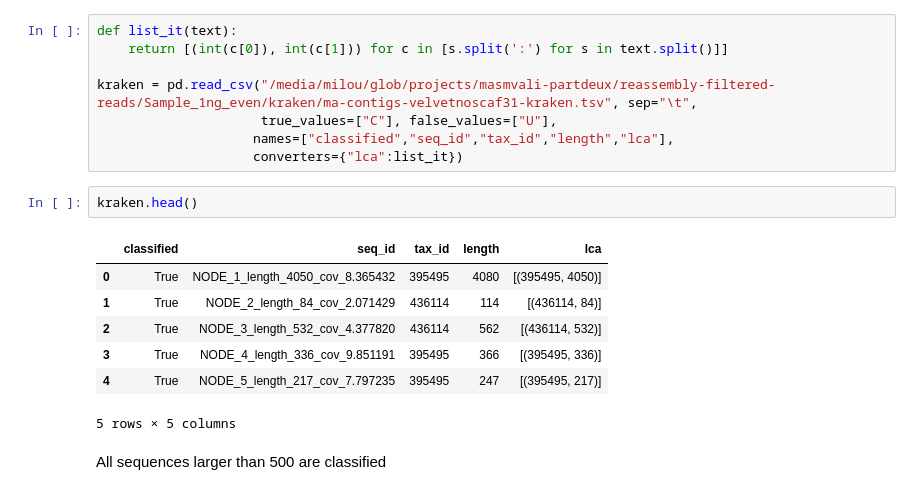
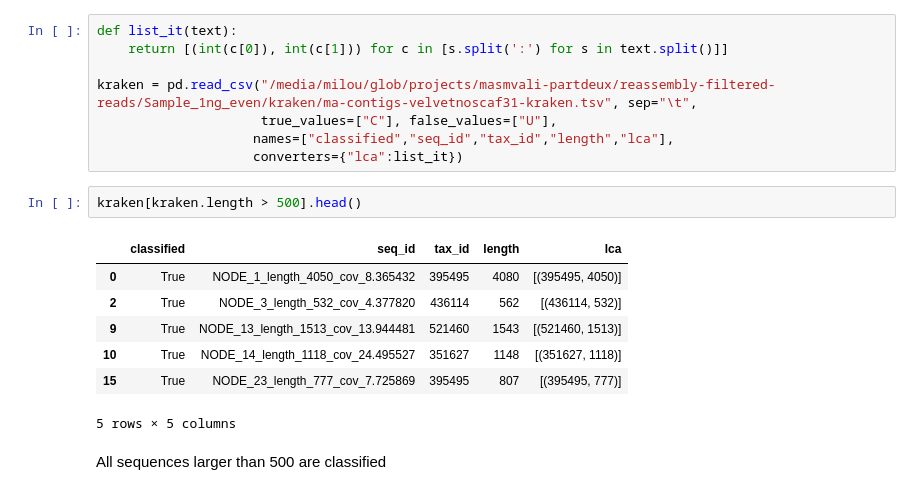
Before and after one commit to inodb/masmvali-publication, a Jupyter notebook: notebooks/kraken.ipynb, the cells around one changed output. Saved outputs shown, nothing was run; the diff lists cells and outputs as text.

```diff
--- a/notebooks/kraken.ipynb
+++ b/notebooks/kraken.ipynb
@@ -144,14 +146,14 @@ kraken = pd.read_csv("/media/milou/glob/projects/masmvali-partdeux/reassembly-fi
                     names=["classified","seq_id","tax_id","length","lca"],
                     converters={"lca":list_it})
 # %%
-kraken.head()
+kraken[kraken.length > 500].head()
 # %% [output]
 |  | classified | seq_id | tax_id | length | lca |
 | 0 | True | NODE_1_length_4050_cov_8.365432 | 395495 | 4080 | [(395495, 4050)] |
-| 1 | True | NODE_2_length_84_cov_2.071429 | 436114 | 114 | [(436114, 84)] |
 | 2 | True | NODE_3_length_532_cov_4.377820 | 436114 | 562 | [(436114, 532)] |
-| 3 | True | NODE_4_length_336_cov_9.851191 | 395495 | 366 | [(395495, 336)] |
-| 4 | True | NODE_5_length_217_cov_7.797235 | 395495 | 247 | [(395495, 217)] |
+| 9 | True | NODE_13_length_1513_cov_13.944481 | 521460 | 1543 | [(521460, 1513)] |
+| 10 | True | NODE_14_length_1118_cov_24.495527 | 351627 | 1148 | [(351627, 1118)] |
+| 15 | True | NODE_23_length_777_cov_7.725869 | 395495 | 807 | [(395495, 777)] |
 5 rows × 5 columns
 # %% [markdown]
 All sequences larger than 500 are classified
```
Also changed, not shown: parts of 25 cells of this notebook.
